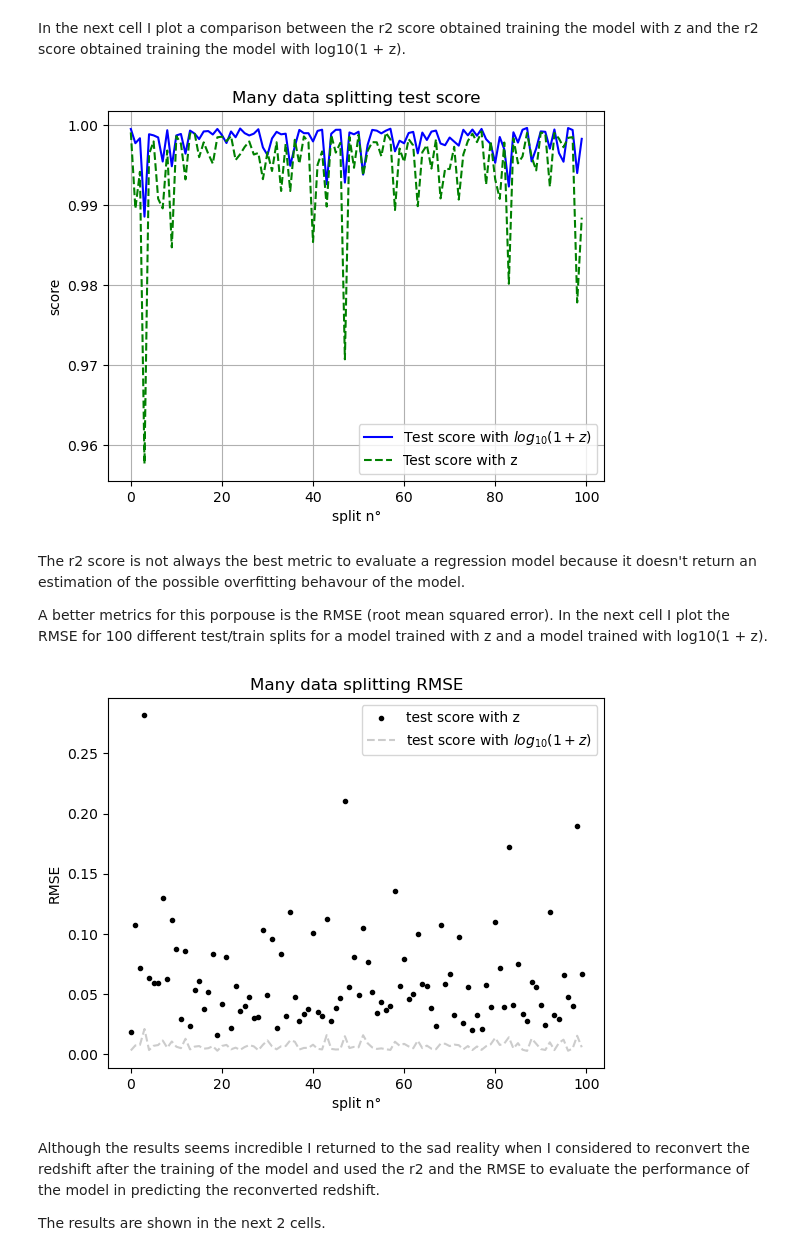
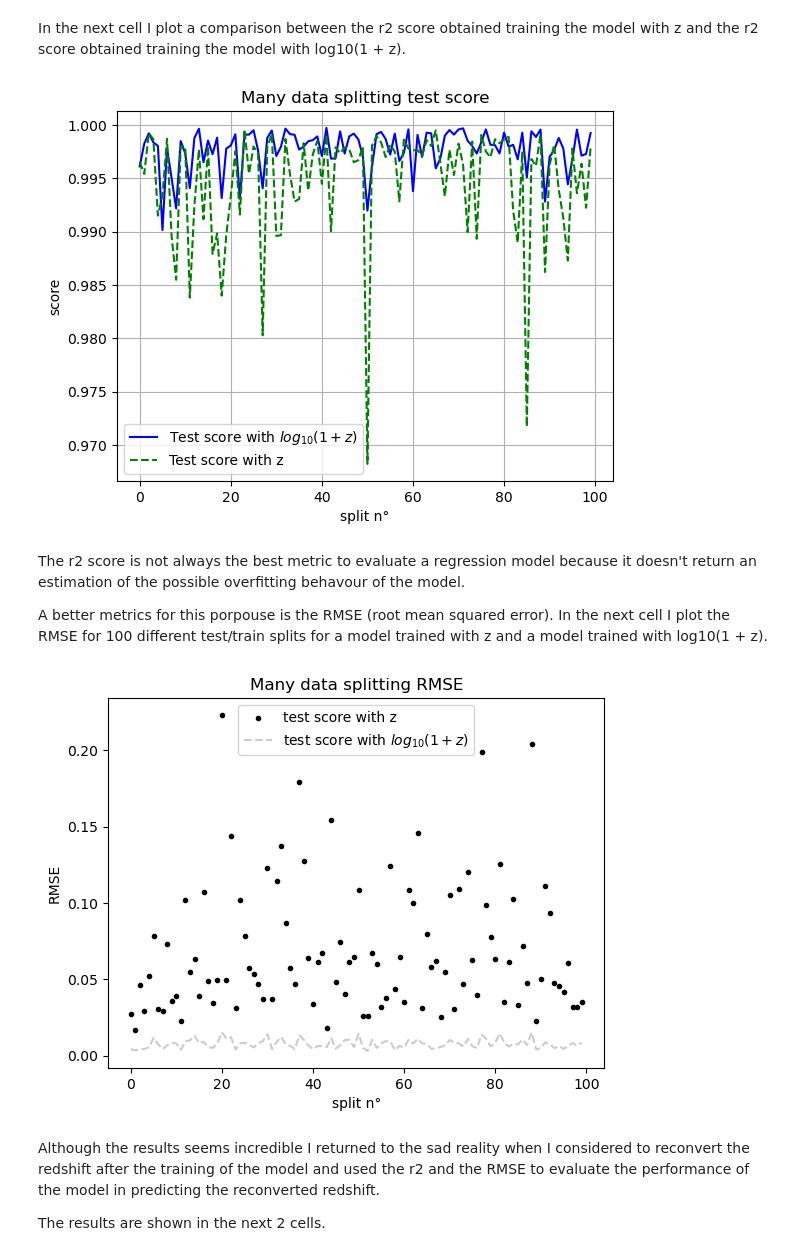
Before and after one commit to LuigiSotgiu/Project, a Jupyter notebook: main.ipynb, the cells around one changed output. Drawn from its saved outputs; the diff is of its cells as text; code cells hidden in the pictures.

```diff
--- a/main.ipynb
+++ b/main.ipynb
@@ -167,41 +167,43 @@ dataset = GRB.dataset
 model = RND_FOREST()
 GRB.SetModel(model)     # Setting the model in the main class
 
+random_seeds = np.random.randint(1000, size=100)
+
 test_scores = []
 test_scores_log = []
-for i in range(100):
+for i in random_seeds:
     # Fitting the model ---> see functions.py
     GRB.model.Run(dataset, train_size = 0.8,
                   n_estimators = 10, max_depth = 7, random_state = i)
 
     test_score = GRB.model.forest.score(GRB.model.X_test, GRB.model.y_test)
 
     test_scores.append(test_score)
 
 dataset['z'] = np.log10(1 + dataset['z'])
-for i in range(100):
+for i in random_seeds:
     # Fitting the model ---> see functions.py
     GRB.model.Run(dataset, train_size = 0.8,
                   n_estimators = 100, max_depth = 7, random_state = i)
 
     test_score_log = GRB.model.forest.score(GRB.model.X_test, GRB.model.y_test)
 
 
     test_scores_log.append(test_score_log)
 
 fig, ax = plt.subplots()
 ax.set(
     title = 'Many data splitting test score',
     xlabel = 'split n°',
     ylabel = 'score'
 )
 for model, color, style, label in zip([test_scores_log, test_scores], ['b', 'g'], ['-', '--'], ['Test score with $log_{10}(1 + z)$', 'Test score with z']):
     ax.plot(range(len(model)), model, style, color=color, label=label)
 ax.grid()
 ax.legend(loc='best')
 plt.show()
 # %% [output]
-[figure, old version]
+[figure, new version]
 # %% [markdown]
 The r2 score is not always the best metric to evaluate a regression model because it doesn't return an estimation of the possible overfitting behavour of the model.
 
@@ -218,9 +220,11 @@ dataset = GRB.dataset
 model = RND_FOREST()
 GRB.SetModel(model)     # Setting the model in the main class
 
+random_seeds = np.random.randint(1000, size=100)
+
 test_scores = []
 test_scores_log = []
-for i in range(100):
+for i in random_seeds:
     # Fitting the model ---> see functions.py
     GRB.model.Run(dataset, train_size = 0.8,
                   n_estimators = 100, max_depth = 8, random_state = i)
@@ -228,7 +232,7 @@ for i in range(100):
     test_scores.append(root_mean_squared_error(GRB.model.y_test, GRB.model.y_pred))
 
 dataset['z'] = np.log10(1 + dataset['z'])
-for i in range(100):
+for i in random_seeds:
     # Fitting the model ---> see functions.py
     GRB.model.Run(dataset, train_size = 0.8,
                   n_estimators = 100, max_depth = 8, random_state = i)
@@ -246,7 +250,7 @@ ax.plot(range(len(test_scores_log)), test_scores_log, linestyle='--', color='0.8
 ax.legend(loc='best')
 plt.show()
 # %% [output]
-[figure, old version]
+[figure, new version]
 # %% [markdown]
 Although the results seems incredible I returned to the sad reality when I considered to reconvert the redshift after the training of the model and used the r2 and the RMSE to evaluate the performance of the model in predicting the reconverted redshift.
 
```
Also changed, not shown: parts of 5 cells of this notebook, 5 other files.
